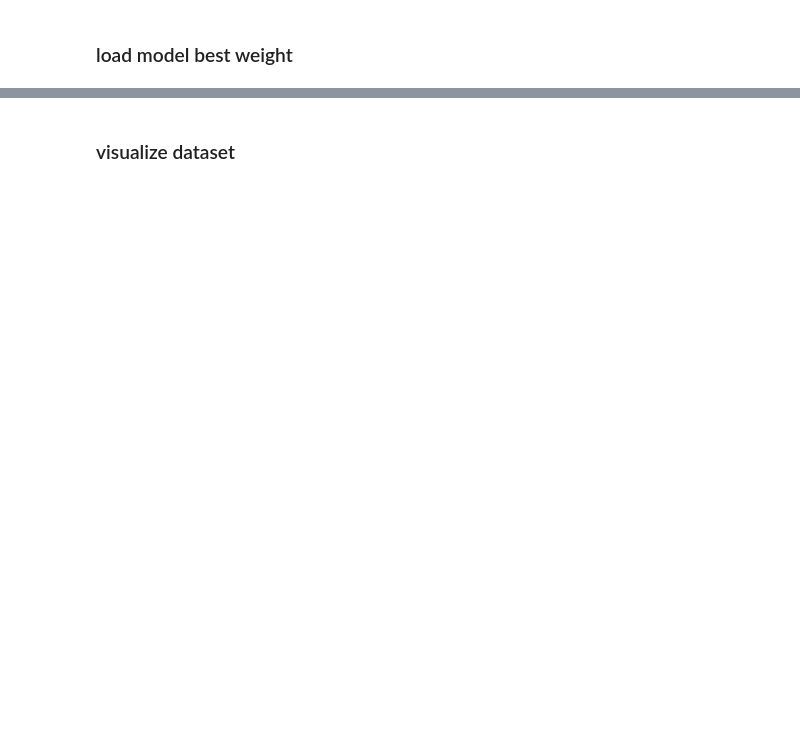
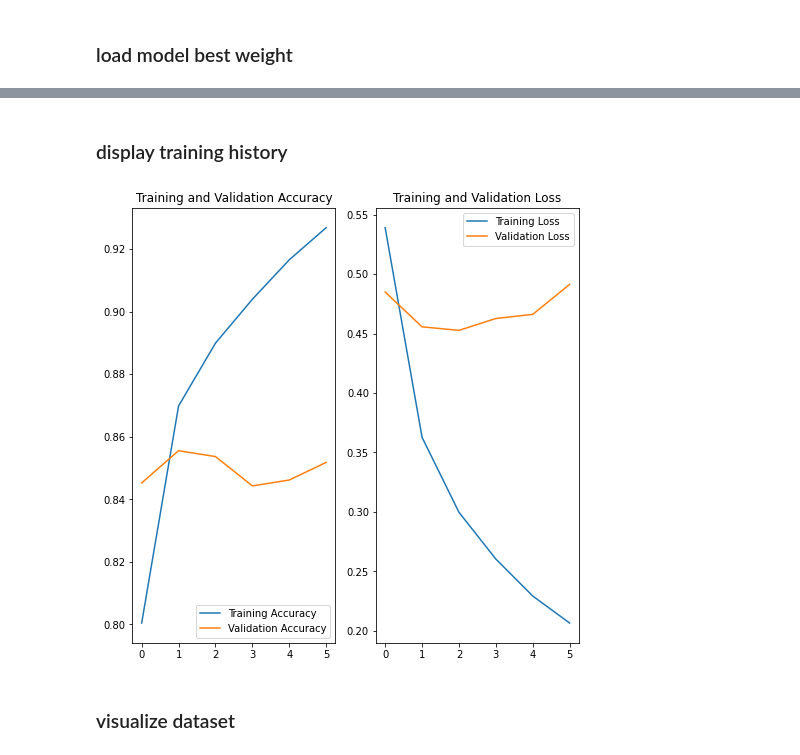
Before and after one commit to karamokoisrael/holypics, a Jupyter notebook: train-v2.ipynb, the cells around one changed output, grey strips where cells are left out. Cells and saved outputs as stored; diff of their text form; code cells hidden in the pictures; blank space fills up the shorter version.

```diff
--- a/train-v2.ipynb
+++ b/train-v2.ipynb
@@ -637,7 +649,7 @@ def predict_from_urls(urls, figsize=(30, 30), verbose=False):
 # %%
 IMAGE_RES = 224
 dimensions = (IMAGE_RES, IMAGE_RES)
-batch_size = 128
+batch_size = 32
 data_dir = "images_new"
 # %% [markdown]
 ### Datset Summary
@@ -710,9 +744,8 @@ feature_extractor.trainable = False
 # %%
 model = tf.keras.Sequential([
     feature_extractor,
-    # tf.keras.layers.GlobalAveragePooling2D(),
-    tf.keras.layers.Dropout(0.5),
-    layers.Dense(num_classes, activation = 'softmax')
+    # layers.Dense(num_classes, activation="softmax")
+    layers.Dense(num_classes, activation="softmax")
 ])
 
 model.summary()
@@ -743,18 +787,20 @@ model.compile(
 # %% [markdown]
 ### Train new model
 # %%
-EPOCHS = 2 #30
-steps_per_epoch = num_classes//batch_size #100
+EPOCHS = 10 #30
+# steps_per_epoch = num_classes//batch_size
 checkpoint_filepath = 'models/epoch/chk.h5'
+
 model_checkpoint_callback = tf.keras.callbacks.ModelCheckpoint(
     filepath=checkpoint_filepath,
     save_weights_only=True,
-    monitor='val_accuracy',
+    monitor='val_accuracy', #'val_prc',
     mode='max',
     save_best_only=True)
 
 stop_training_callback = tf.keras.callbacks.EarlyStopping(
     monitor="val_loss",
+
     #min_delta=0,
     patience=3,
     #verbose=0,
@@ -765,7 +811,9 @@ stop_training_callback = tf.keras.callbacks.EarlyStopping(
 
 history = model.fit(training_set,
                     epochs=EPOCHS,
-                    #steps_per_epoch=steps_per_epoch,
+                    # steps_per_epoch=steps_per_epoch,
                     validation_data=validation_set,
-                    callbacks=[model_checkpoint_callback, stop_training_callback])
+                    callbacks=[model_checkpoint_callback, stop_training_callback],
+                    class_weight=class_weights
+                    )
 # %% [output]
@@ -779,2 +825,26 @@ ValueError: Cannot assign to variable dense_1/kernel:0 due to variable shape (2,
+# %% [markdown]
+### display training history
+# %%
+acc = history.history['accuracy']
+val_acc = history.history['val_accuracy']
+
+loss = history.history['loss']
+val_loss = history.history['val_loss']
+
+plt.figure(figsize=(8, 8))
+plt.subplot(1, 2, 1)
+plt.plot(history.epoch, acc, label='Training Accuracy')
+plt.plot(history.epoch, val_acc, label='Validation Accuracy')
+plt.legend(loc='lower right')
+plt.title('Training and Validation Accuracy')
+
+plt.subplot(1, 2, 2)
+plt.plot(history.epoch, loss, label='Training Loss')
+plt.plot(history.epoch, val_loss, label='Validation Loss')
+plt.legend(loc='upper right')
+plt.title('Training and Validation Loss')
+plt.show()
+# %% [output]
+[figure, added]
 # %% [markdown]
 ### visualize dataset
```
Also changed, not shown: parts of 19 cells of this notebook, 3 other files.
